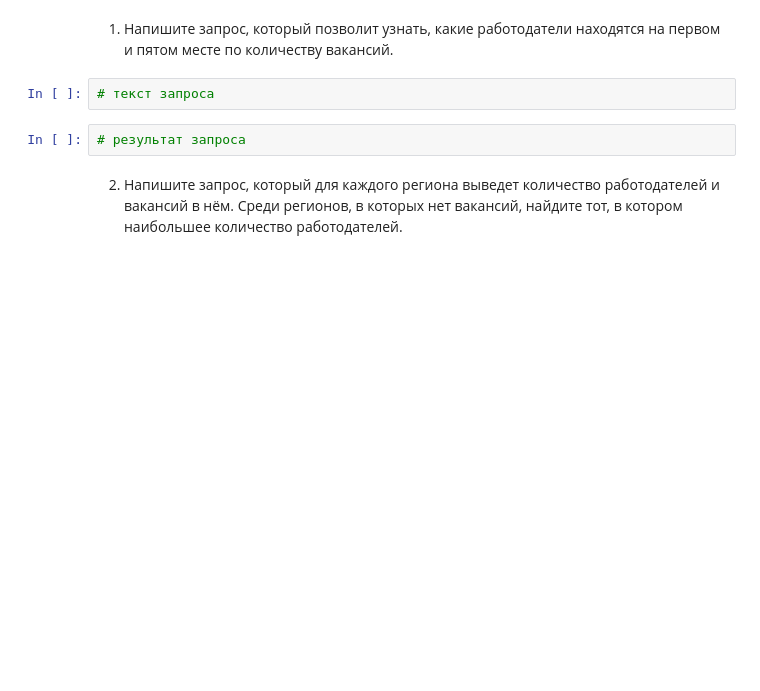
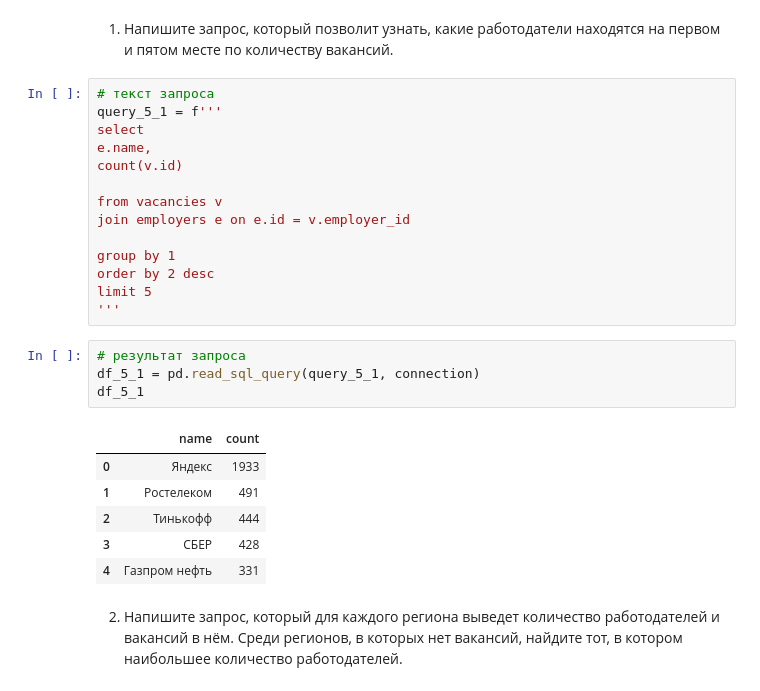
Before and after one commit to banzarkhan/sf_data_science, a Jupyter notebook: Projects/project_2/Project_2_Ноутбук_шаблон.ipynb, the cells around one changed output. Drawn from its saved outputs; the diff is of its cells as text; blank space fills up the shorter version.

```diff
--- a/Projects/project_2/Project_2_Ноутбук_шаблон.ipynb
+++ b/Projects/project_2/Project_2_Ноутбук_шаблон.ipynb
@@ -171,8 +218,29 @@ df_4_3.round(0)
 1. Напишите запрос, который позволит узнать, какие работодатели находятся на первом и пятом месте по количеству вакансий.
 # %%
 # текст запроса
+query_5_1 = f'''
+select
+e.name,
+count(v.id)
+
+from vacancies v
+join employers e on e.id = v.employer_id
+
+group by 1
+order by 2 desc
+limit 5
+'''
 # %%
 # результат запроса
+df_5_1 = pd.read_sql_query(query_5_1, connection)
+df_5_1
+# %% [output]
+|  | name | count |
+| 0 | Яндекс | 1933 |
+| 1 | Ростелеком | 491 |
+| 2 | Тинькофф | 444 |
+| 3 | СБЕР | 428 |
+| 4 | Газпром нефть | 331 |
 # %% [markdown]
 2. Напишите запрос, который для каждого региона выведет количество работодателей и вакансий в нём.
 Среди регионов, в которых нет вакансий, найдите тот, в котором наибольшее количество работодателей.
```
Also changed, not shown: parts of 14 cells of this notebook.
